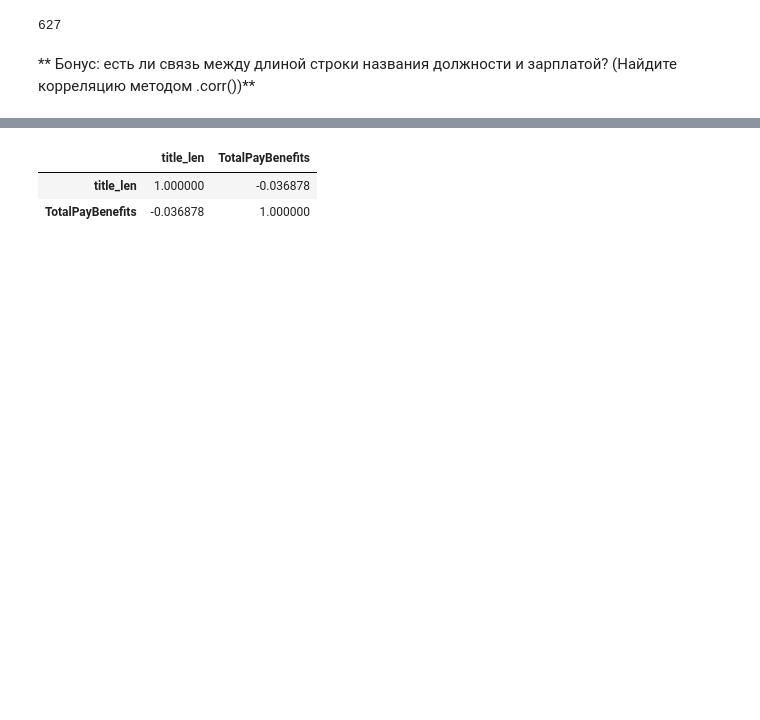
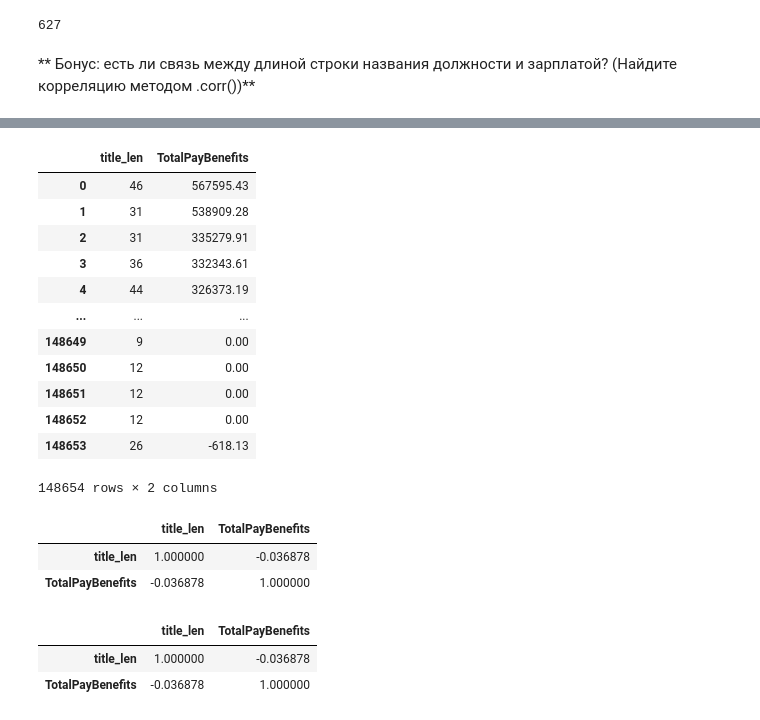
Before and after one commit to bakhtiyarkolzhabai/workspace, a Jupyter notebook: 01-Задание_SF_Salaries_-_RU.ipynb, the cells around one changed output, grey strips where cells are left out. Drawn from its saved outputs; the diff is of its cells as text; code cells hidden in the pictures; blank space fills up the shorter version.

```diff
--- a/01-Задание_SF_Salaries_-_RU.ipynb
+++ b/01-Задание_SF_Salaries_-_RU.ipynb
@@ -212,0 +352,3 @@ def chief_string():
+# %%
+sal["title_len"]=sal.JobTitle.apply(len)
+sal["title_len"]
@@ -213,3 +368,25 @@ def chief_string():
+# %%
+sal[["title_len","TotalPayBenefits"]]
+# %% [output]
+|  | title_len | TotalPayBenefits |
+| 0 | 46 | 567595.43 |
+| 1 | 31 | 538909.28 |
+| 2 | 31 | 335279.91 |
+| 3 | 36 | 332343.61 |
+| 4 | 44 | 326373.19 |
+| ... | ... | ... |
+| 148649 | 9 | 0.00 |
+| 148650 | 12 | 0.00 |
+| 148651 | 12 | 0.00 |
+| 148652 | 12 | 0.00 |
+| 148653 | 26 | -618.13 |
+148654 rows × 2 columns
+# %%
+sal[["title_len","TotalPayBenefits"]].corr()
+# %% [output]
+|  | title_len | TotalPayBenefits |
+| title_len | 1.000000 | -0.036878 |
+| TotalPayBenefits | -0.036878 | 1.000000 |
 # %%
 # %% [output]
 |  | title_len | TotalPayBenefits |
```
Also changed, not shown: parts of 30 cells of this notebook, 7 other files.
